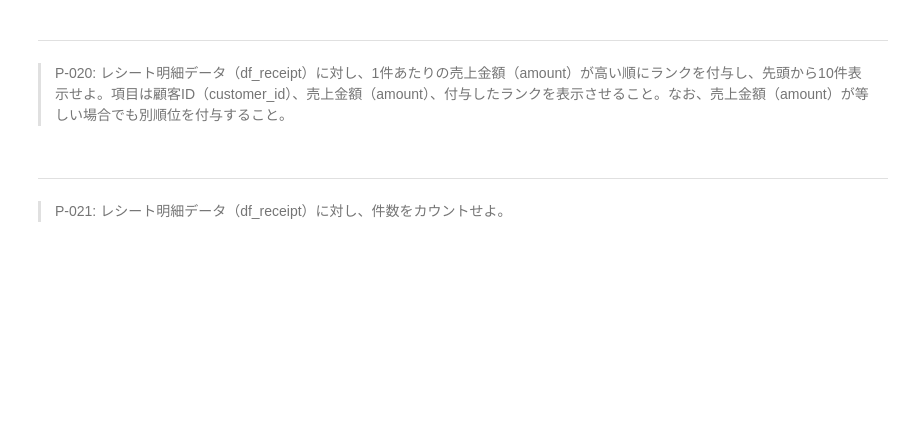
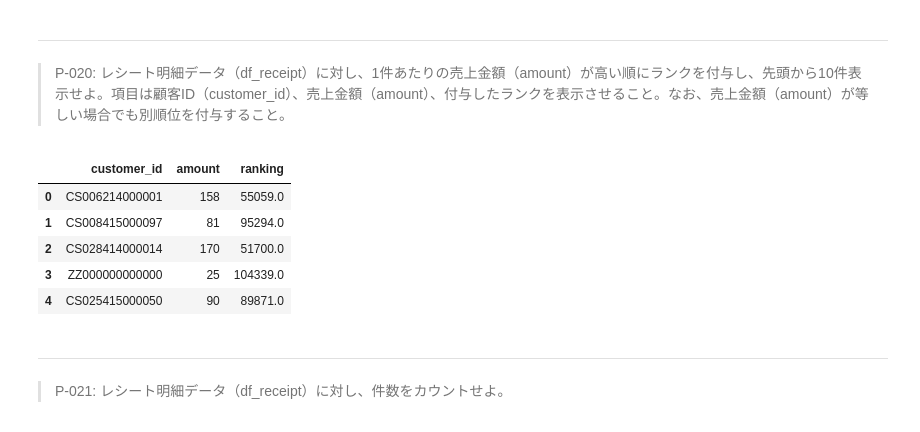
Before and after one commit to Mini-Topo/100knocks-preprocess, a Jupyter notebook: docker/work/preprocess_knock_Python.ipynb, the cells around one changed output. Saved outputs shown, nothing was run; the diff lists cells and outputs as text; code cells hidden in the pictures; blank space fills up the shorter version.

```diff
--- a/docker/work/preprocess_knock_Python.ipynb
+++ b/docker/work/preprocess_knock_Python.ipynb
@@ -377,6 +419,17 @@ df_store.query("tel_no.str.contains(r'^[0-9]{3}-[0-9]{3}-[0-9]{4}$')", engine='p
 # %% [markdown]
 ---
 > P-020: レシート明細データ（df_receipt）に対し、1件あたりの売上金額（amount）が高い順にランクを付与し、先頭から10件表示せよ。項目は顧客ID（customer_id）、売上金額（amount）、付与したランクを表示させること。なお、売上金額（amount）が等しい場合でも別順位を付与すること。
+# %%
+df_tmp = pd.concat([df_receipt[['customer_id', 'amount']], df_receipt['amount'].rank(method='min', ascending=False)], axis=1)
+df_tmp.columns = ['customer_id', 'amount', 'ranking']
+df_tmp.head()
+# %% [output]
+|  | customer_id | amount | ranking |
+| 0 | CS006214000001 | 158 | 55059.0 |
+| 1 | CS008415000097 | 81 | 95294.0 |
+| 2 | CS028414000014 | 170 | 51700.0 |
+| 3 | ZZ000000000000 | 25 | 104339.0 |
+| 4 | CS025415000050 | 90 | 89871.0 |
 # %% [markdown]
 ---
 > P-021: レシート明細データ（df_receipt）に対し、件数をカウントせよ。
```
Also changed, not shown: parts of 3 cells of this notebook.
